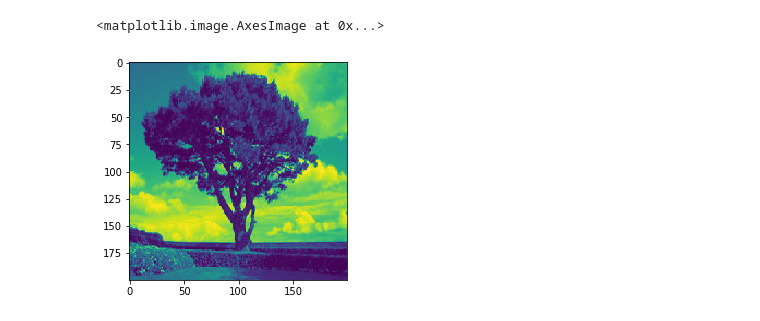
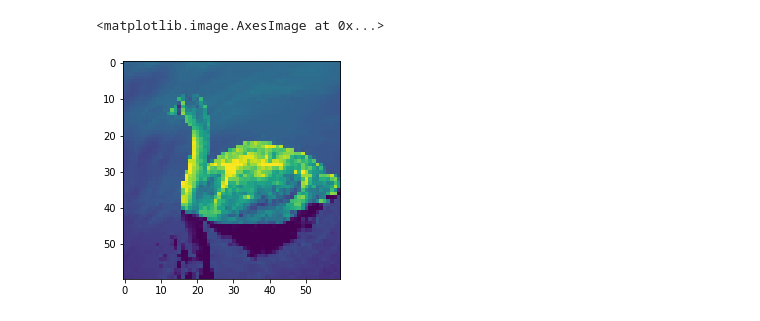
Before and after one commit to MehdiZouitine/Segmentation_Mumford_Shah, a Jupyter notebook: src/projet.ipynb, the cells around one changed output. Saved outputs shown, nothing was run; the diff lists cells and outputs as text; code cells hidden in the pictures.

```diff
--- a/src/projet.ipynb
+++ b/src/projet.ipynb
@@ -76,11 +29,12 @@ False
 # %%
 from PIL import Image
 
-img = Image.open("../data/test/src_tree.jpg").convert("L")
-img = img.resize((200, 200))
+img = Image.open("../data/test/src_duck.jpg").convert("L")
+img = img.resize((60, 60))
 img = np.array(img)
+img = (img-np.mean(img))/np.std(img)
 plt.imshow(img)
 # %% [output]
 <matplotlib.image.AxesImage at 0x...>
-[figure, old version]
+[figure, new version]
 [interactive output not drawn]
```
Also changed, not shown: parts of 19 cells of this notebook, 3 other files.
